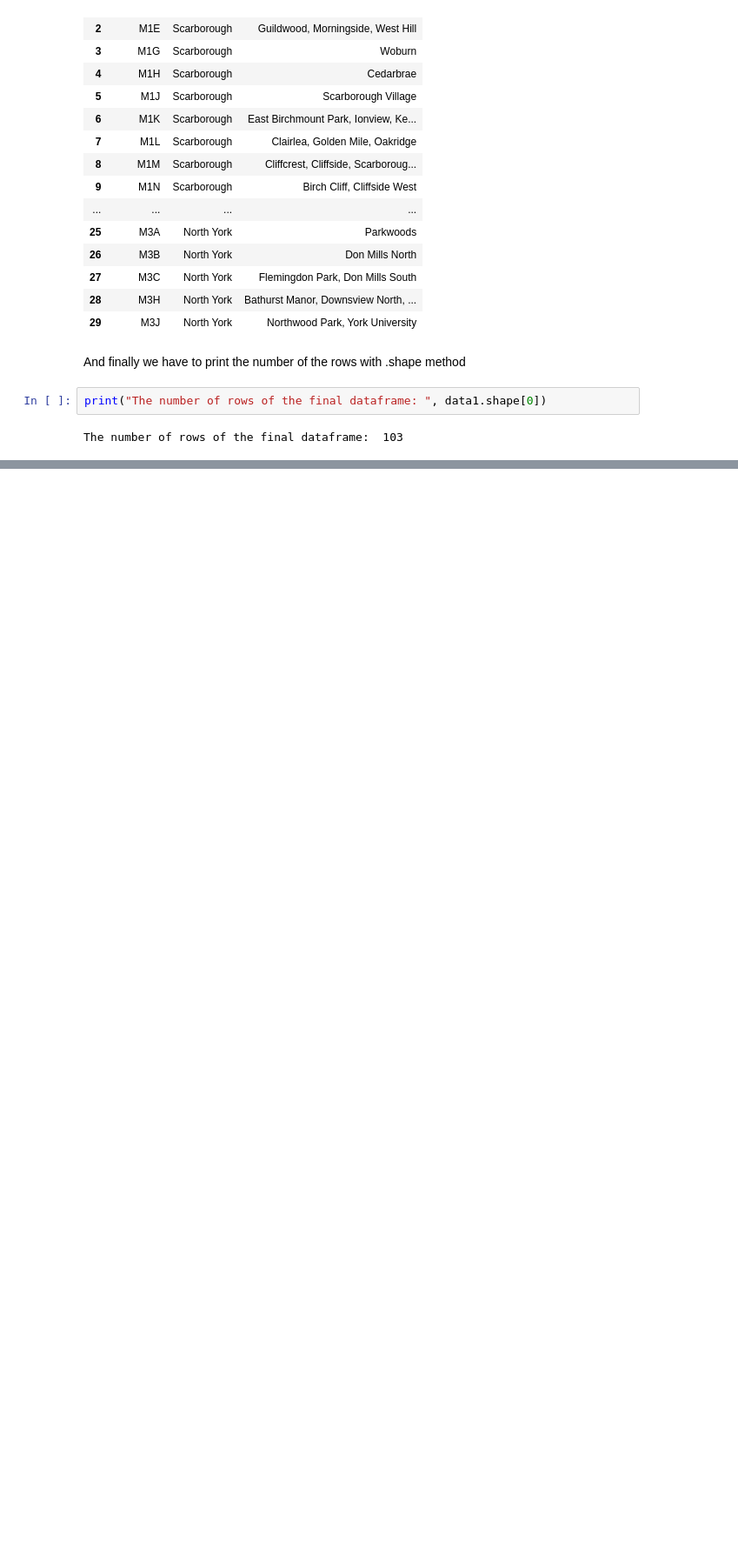
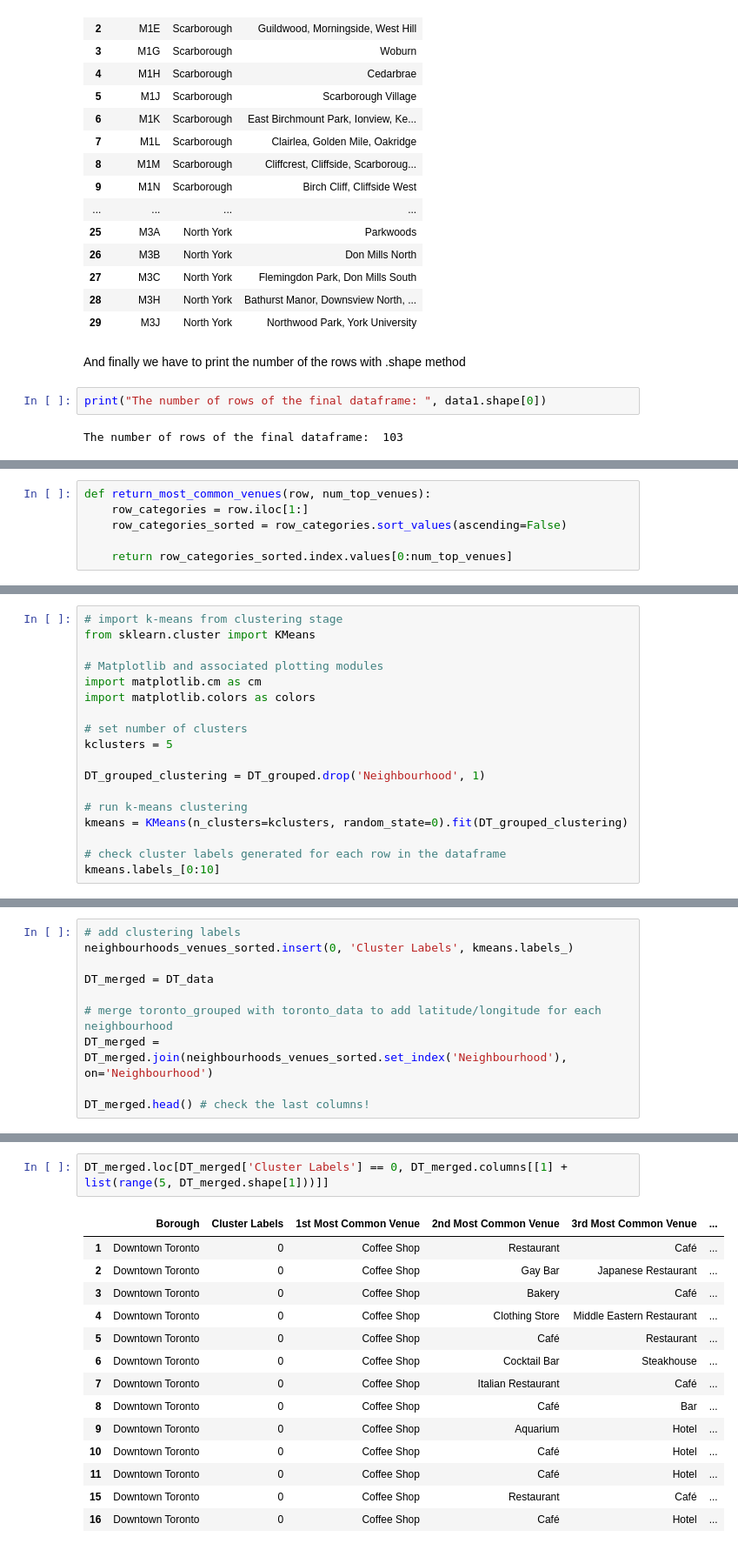
Before and after one commit to AndrAndreyev/Applied-Data-Science-Capstone, a Jupyter notebook: Segmenting and Clustering Neighborhoods.ipynb, the cells around one changed output, grey strips where cells are left out. Shown at 87% size. Cells and saved outputs as stored; diff of their text form; blank space fills up the shorter version.

```diff
--- a/Segmenting and Clustering Neighborhoods.ipynb
+++ b/Segmenting and Clustering Neighborhoods.ipynb
@@ -71,0 +632,6 @@ The number of rows of the final dataframe:  103
+# %%
+def return_most_common_venues(row, num_top_venues):
+    row_categories = row.iloc[1:]
+    row_categories_sorted = row_categories.sort_values(ascending=False)
+
+    return row_categories_sorted.index.values[0:num_top_venues]
@@ -71,0 +672,18 @@ The number of rows of the final dataframe:  103
+# %%
+# import k-means from clustering stage
+from sklearn.cluster import KMeans
+
+# Matplotlib and associated plotting modules
+import matplotlib.cm as cm
+import matplotlib.colors as colors
+
+# set number of clusters
+kclusters = 5
+
+DT_grouped_clustering = DT_grouped.drop('Neighbourhood', 1)
+
+# run k-means clustering
+kmeans = KMeans(n_clusters=kclusters, random_state=0).fit(DT_grouped_clustering)
+
+# check cluster labels generated for each row in the dataframe
+kmeans.labels_[0:10]
@@ -71,0 +694,10 @@ The number of rows of the final dataframe:  103
+# %%
+# add clustering labels
+neighbourhoods_venues_sorted.insert(0, 'Cluster Labels', kmeans.labels_)
+
+DT_merged = DT_data
+
+# merge toronto_grouped with toronto_data to add latitude/longitude for each neighbourhood
+DT_merged = DT_merged.join(neighbourhoods_venues_sorted.set_index('Neighbourhood'), on='Neighbourhood')
+
+DT_merged.head() # check the last columns!
@@ -71,0 +745,17 @@ The number of rows of the final dataframe:  103
+# %%
+DT_merged.loc[DT_merged['Cluster Labels'] == 0, DT_merged.columns[[1] + list(range(5, DT_merged.shape[1]))]]
+# %% [output]
+|  | Borough | Cluster Labels | 1st Most Common Venue | 2nd Most Common Venue | 3rd Most Common Venue | ... |
+| 1 | Downtown Toronto | 0 | Coffee Shop | Restaurant | Café | ... |
+| 2 | Downtown Toronto | 0 | Coffee Shop | Gay Bar | Japanese Restaurant | ... |
+| 3 | Downtown Toronto | 0 | Coffee Shop | Bakery | Café | ... |
+| 4 | Downtown Toronto | 0 | Coffee Shop | Clothing Store | Middle Eastern Restaurant | ... |
+| 5 | Downtown Toronto | 0 | Coffee Shop | Café | Restaurant | ... |
+| 6 | Downtown Toronto | 0 | Coffee Shop | Cocktail Bar | Steakhouse | ... |
+| 7 | Downtown Toronto | 0 | Coffee Shop | Italian Restaurant | Café | ... |
+| 8 | Downtown Toronto | 0 | Coffee Shop | Café | Bar | ... |
+| 9 | Downtown Toronto | 0 | Coffee Shop | Aquarium | Hotel | ... |
+| 10 | Downtown Toronto | 0 | Coffee Shop | Café | Hotel | ... |
+| 11 | Downtown Toronto | 0 | Coffee Shop | Café | Hotel | ... |
+| 15 | Downtown Toronto | 0 | Coffee Shop | Restaurant | Café | ... |
+| 16 | Downtown Toronto | 0 | Coffee Shop | Café | Hotel | ... |
```
Also changed, not shown: parts of 91 cells of this notebook.
